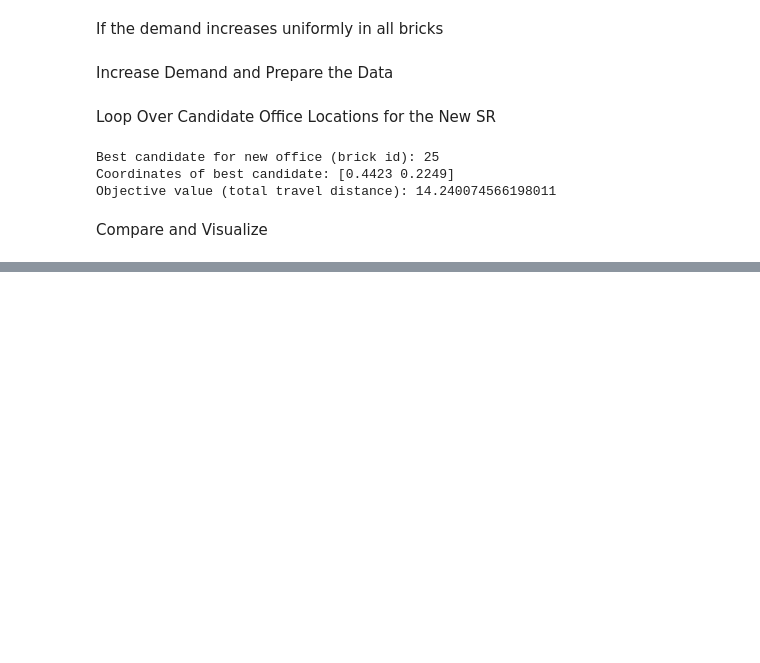
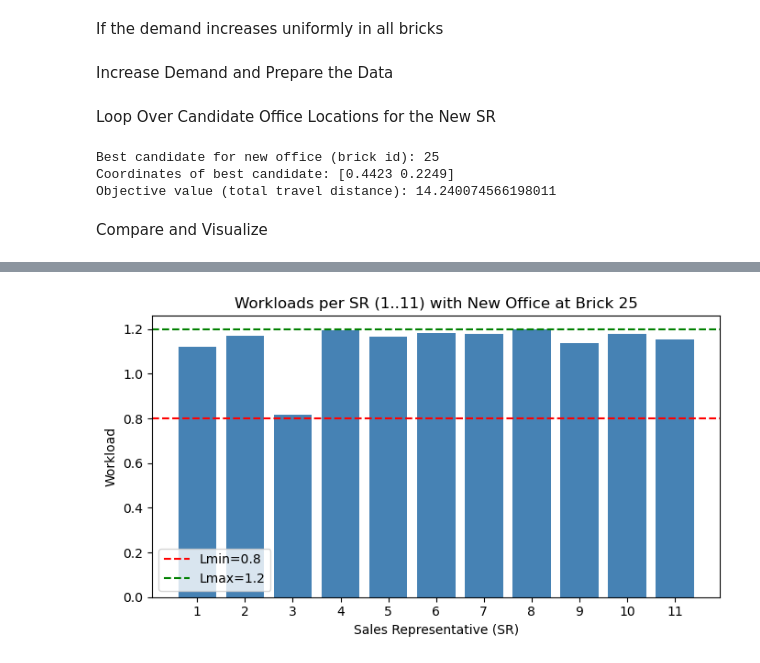
Before and after one commit to LucasTramonte/Decision-systems, a Jupyter notebook: main - Copy.ipynb, the cells around one changed output, grey strips where cells are left out. Cells and saved outputs as stored; diff of their text form; code cells hidden in the pictures; blank space fills up the shorter version.

```diff
--- a/main - Copy.ipynb
+++ b/main - Copy.ipynb
@@ -1187,0 +1243,97 @@ plt.show()
+# %%
+import math
+import matplotlib.pyplot as plt
+from gurobipy import Model, GRB, quicksum
+
+# -----------------------------
+# 1) USE YOUR EXISTING CODE TO FIND THE BEST CANDIDATE (already done)
+#    best_candidate, best_obj, etc. are now defined
+
+print("Best candidate for new office (brick id):", best_candidate)
+best_coords = df.loc[df["brick_id"] == best_candidate, ["x", "y"]].values[0]
+candidate_x, candidate_y = best_coords
+print("Coordinates of best candidate:", best_coords)
+print("Objective value (total travel distance):", best_obj)
+
+# -----------------------------
+# 2) BUILD A FINAL MODEL WITH THE NEW SR #11 AT THE BEST CANDIDATE
+sr_office_final = sr_office.copy()  # your existing SR office dict for SRs 1..10
+sr_office_final[11] = (candidate_x, candidate_y)  # place SR 11 at best candidate
+
+m_final = Model("Assignment_with_best_new_SR")
+SRs_11 = list(range(1, 12))  # SRs 1..11
+bricks = df["brick_id"].tolist()  # all bricks
+
+# Binary decision variables: x_{i,j} = 1 if brick j assigned to SR i
+X_final = {
+    (i, j): m_final.addVar(vtype=GRB.BINARY, name=f"x_{i}_{j}")
+    for i in SRs_11 for j in bricks
+}
+m_final.update()
+
+# Each brick assigned exactly once
+for j in bricks:
+    m_final.addConstr(quicksum(X_final[(i, j)] for i in SRs_11) == 1, name=f"Assign_{j}")
+
+# Same workload constraints with Lmin, Lmax
+Lmin = 0.8
+Lmax = 1.2
+for i in SRs_11:
+    m_final.addConstr(
+        quicksum(X_final[(i, j)] * workload_index_new[j] for j in bricks) >= Lmin,
+        name=f"Load_min_{i}"
+    )
+    m_final.addConstr(
+        quicksum(X_final[(i, j)] * workload_index_new[j] for j in bricks) <= Lmax,
+        name=f"Load_max_{i}"
+    )
+
+# Distance calc from office i to brick j
+distance_new = {}
+for i in SRs_11:
+    office_x, office_y = sr_office_final[i]
+    for j in bricks:
+        row = df.loc[df["brick_id"] == j].iloc[0]
+        brick_x, brick_y = row["x"], row["y"]
+        distance_new[(i, j)] = math.sqrt((office_x - brick_x)**2 + (office_y - brick_y)**2)
+
+# Objective: minimize total travel distance
+z1_new = quicksum(X_final[(i, j)] * distance_new[(i, j)] for i in SRs_11 for j in bricks)
+m_final.setObjective(z1_new, GRB.MINIMIZE)
+m_final.params.outputflag = 0
+m_final.update()
+m_final.optimize()
+
+if m_final.status == GRB.OPTIMAL:
+    print(f"\n--- Final model objective with 11 SRs ---")
+    print(f"Objective (total travel distance): {m_final.objVal:.4f}\n")
+else:
+    print("Model not optimal or infeasible.")
+
+# -----------------------------
+# 3) COMPUTE THE UPDATED WORKLOADS AND PLOT
+workload_by_SR_11 = {}
+for i in SRs_11:
+    sr_load = sum(X_final[(i, j)].X * workload_index_new[j] for j in bricks)
+    workload_by_SR_11[i] = sr_load
+
+print("--- Updated Workloads for SRs 1..11 ---")
+for i in SRs_11:
+    print(f"SR {i}: {workload_by_SR_11[i]:.3f}")
+
+# 4) BAR CHART
+plt.figure(figsize=(7,4))
+plt.bar(workload_by_SR_11.keys(), workload_by_SR_11.values(), color='steelblue')
+
+# Draw reference lines for Lmin, Lmax
+plt.axhline(y=Lmin, color='r', linestyle='--', label=f'Lmin={Lmin}')
+plt.axhline(y=Lmax, color='g', linestyle='--', label=f'Lmax={Lmax}')
+
+plt.title("Workloads per SR (1..11) with New Office at Brick " + str(best_candidate))
+plt.xlabel("Sales Representative (SR)")
+plt.ylabel("Workload")
+plt.xticks(SRs_11)
+plt.legend()
+plt.tight_layout()
+plt.show()
+# %% [output]
@@ -1187,0 +1359 @@ plt.show()
+[figure, added]
```
Also changed, not shown: parts of 12 cells of this notebook.
